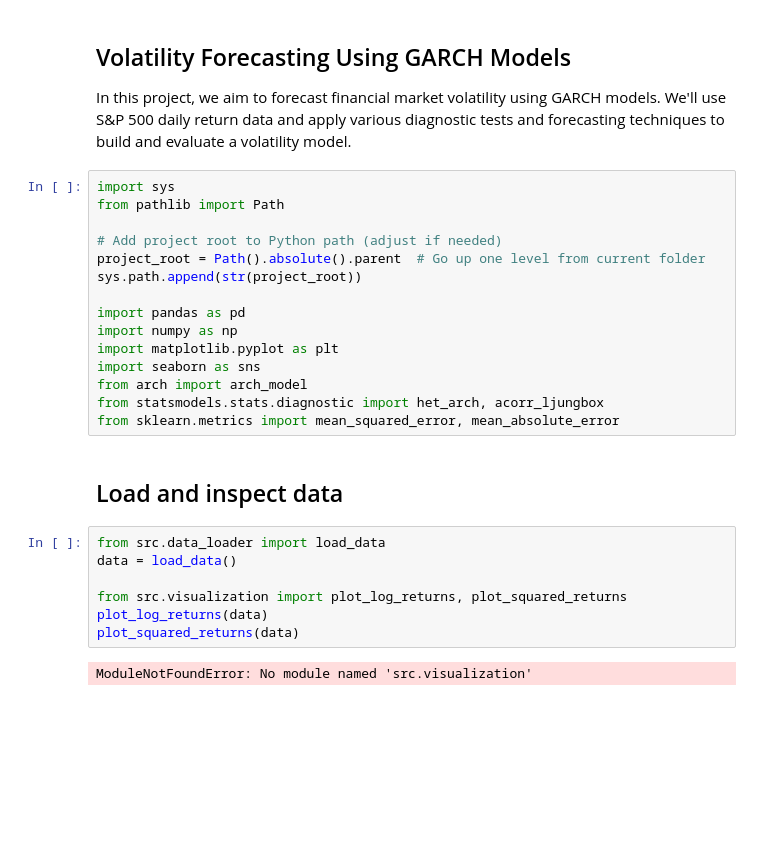
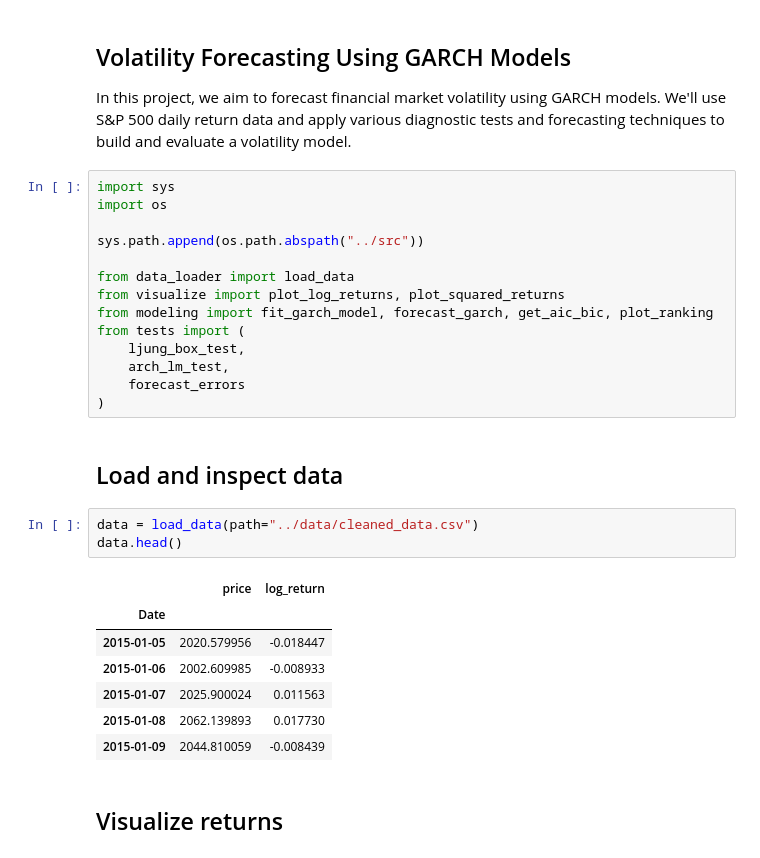
Before and after one commit to dinnyyy/volatility-forecasting-garch, a Jupyter notebook: notebooks/garch_modeling.ipynb, the cells around one changed output. Drawn from its saved outputs; the diff is of its cells as text; blank space fills up the shorter version.

```diff
--- a/notebooks/garch_modeling.ipynb
+++ b/notebooks/garch_modeling.ipynb
@@ -4,27 +4,30 @@
 In this project, we aim to forecast financial market volatility using GARCH models. We'll use S&P 500 daily return data and apply various diagnostic tests and forecasting techniques to build and evaluate a volatility model.
 # %%
 import sys
-from pathlib import Path
+import os
 
-# Add project root to Python path (adjust if needed)
-project_root = Path().absolute().parent  # Go up one level from current folder
-sys.path.append(str(project_root))
+sys.path.append(os.path.abspath("../src"))
 
-import pandas as pd
-import numpy as np
-import matplotlib.pyplot as plt
-import seaborn as sns
-from arch import arch_model
-from statsmodels.stats.diagnostic import het_arch, acorr_ljungbox
-from sklearn.metrics import mean_squared_error, mean_absolute_error
+from data_loader import load_data
+from visualize import plot_log_returns, plot_squared_returns
+from modeling import fit_garch_model, forecast_garch, get_aic_bic, plot_ranking
+from tests import (
+    ljung_box_test,
+    arch_lm_test,
+    forecast_errors
+)
 # %% [markdown]
 ## Load and inspect data
 # %%
-from src.data_loader import load_data
-data = load_data()
-
-from src.visualization import plot_log_returns, plot_squared_returns
-plot_log_returns(data)
-plot_squared_returns(data)
+data = load_data(path="../data/cleaned_data.csv")
+data.head()
 # %% [output]
-ModuleNotFoundError: No module named 'src.visualization'
+|  | price | log_return |
+| Date |  |  |
+| 2015-01-05 | 2020.579956 | -0.018447 |
+| 2015-01-06 | 2002.609985 | -0.008933 |
+| 2015-01-07 | 2025.900024 | 0.011563 |
+| 2015-01-08 | 2062.139893 | 0.017730 |
+| 2015-01-09 | 2044.810059 | -0.008439 |
+# %% [markdown]
+## Visualize returns
```
Also changed, not shown: parts of 8 cells of this notebook, 8 other files.
